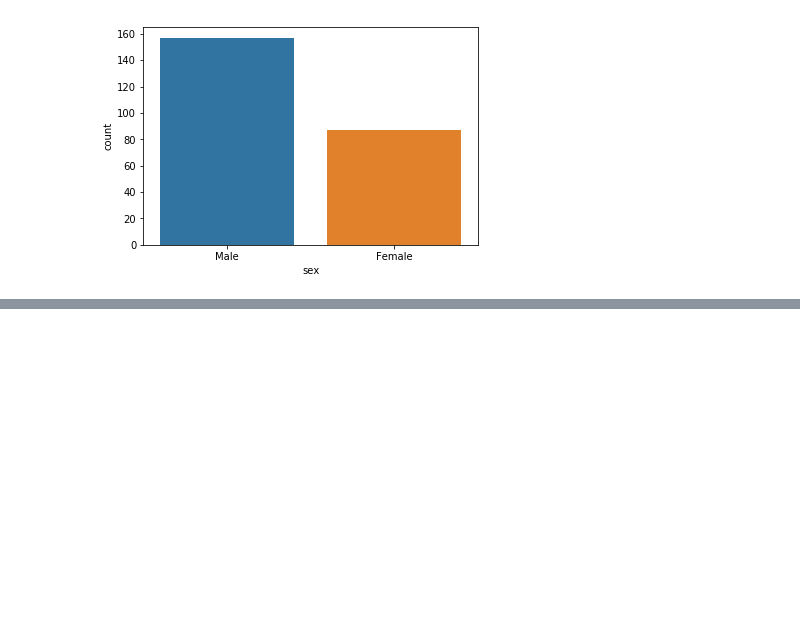
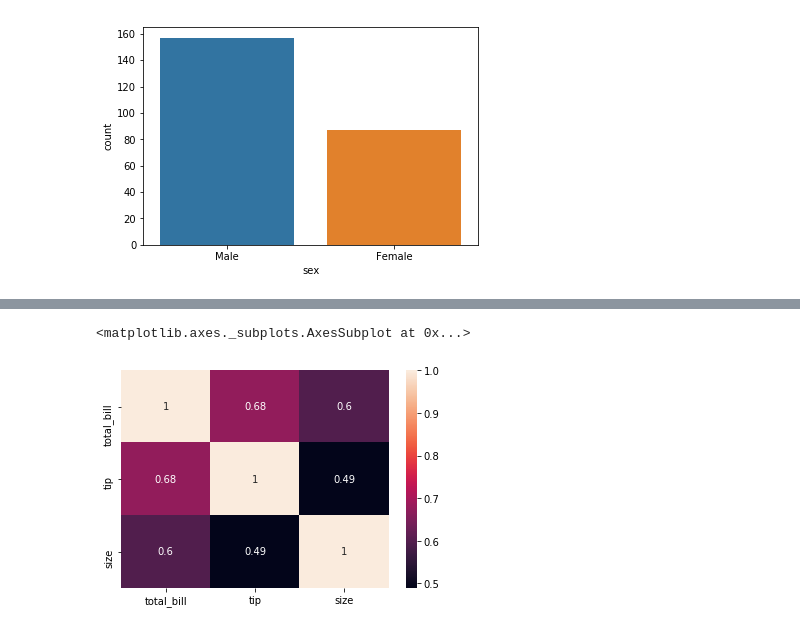
Before and after one commit to HardPlant/TIL, a Jupyter notebook: Tacademy/D3_Data_Visual/03.seaborn.ipynb, the cells around one changed output, grey strips where cells are left out. Drawn from its saved outputs; the diff is of its cells as text; code cells hidden in the pictures; blank space fills up the shorter version.

```diff
--- a/Tacademy/D3_Data_Visual/03.seaborn.ipynb
+++ b/Tacademy/D3_Data_Visual/03.seaborn.ipynb
@@ -70,0 +74,6 @@ sns.countplot(x = 'day', y=, data = tips)
+# %%
+tc = tips.corr()
+sns.heatmap(tc, annot = True)
+# %% [output]
+<matplotlib.axes._subplots.AxesSubplot at 0x...>
+[figure, added]
```
Also changed, not shown: parts of 2 cells of this notebook, 1 other file.
